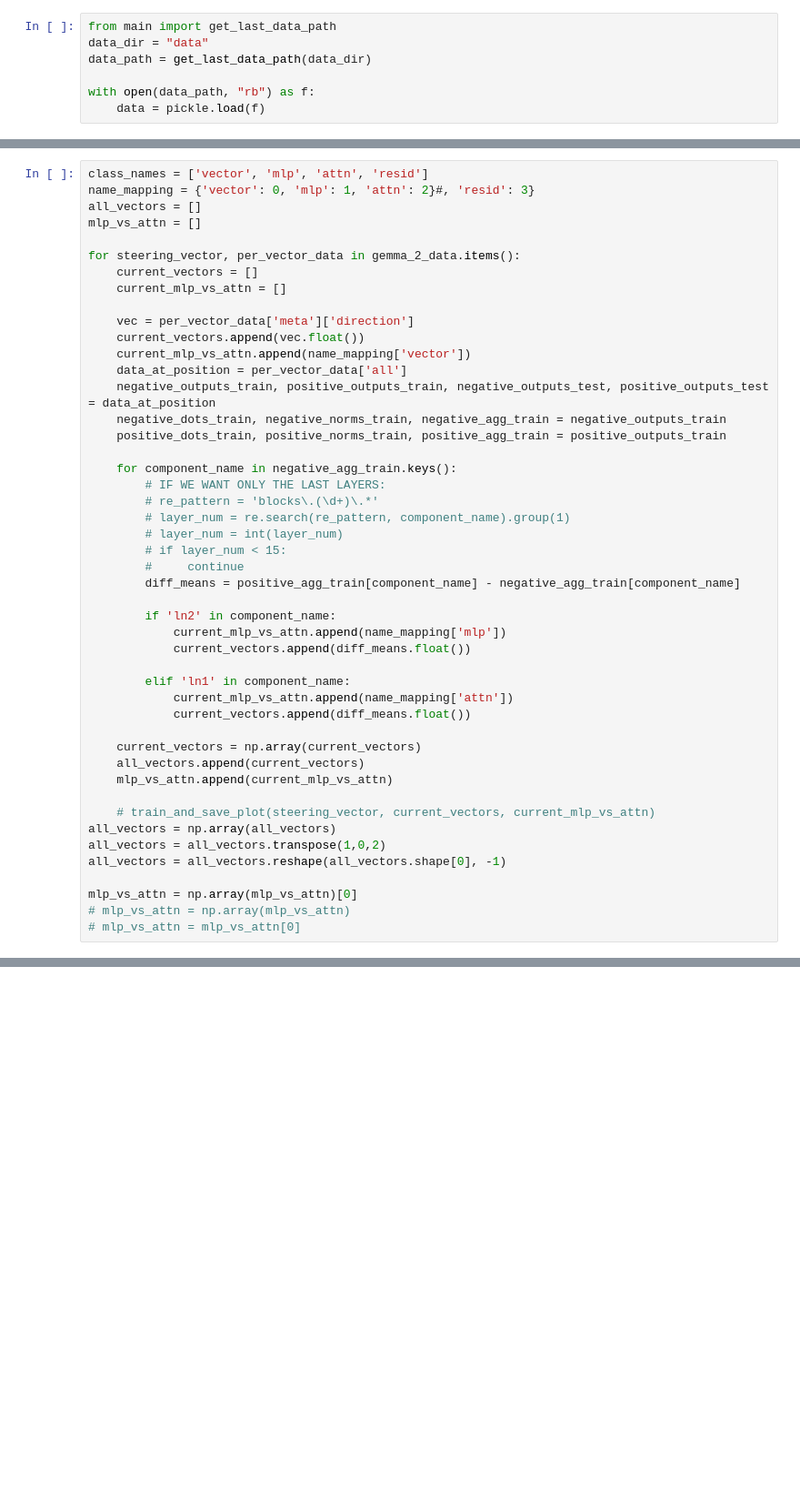
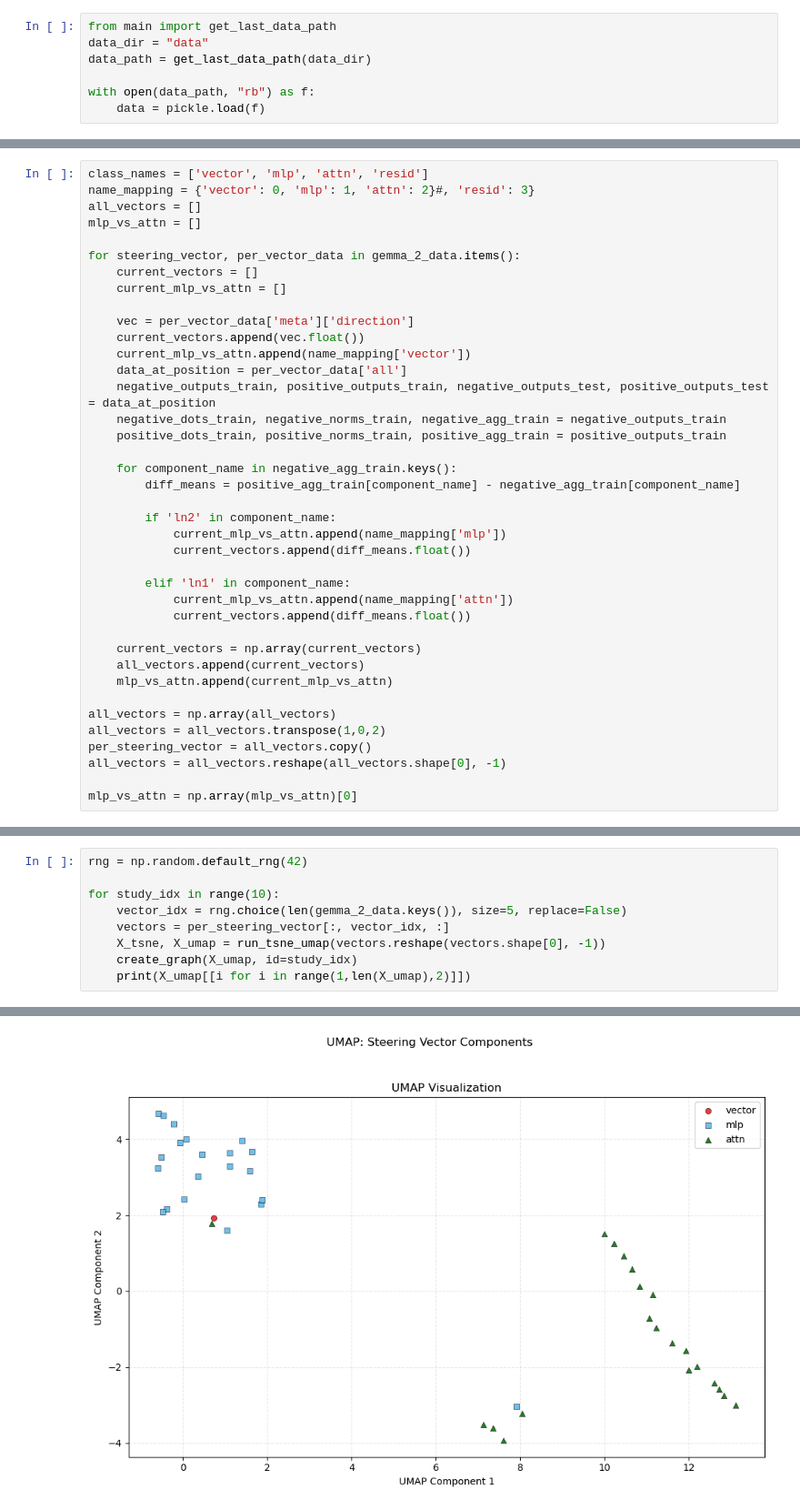
Before and after one commit to noacas/steering_vectors, a Jupyter notebook: tsne.ipynb, the cells around one changed output, grey strips where cells are left out. Shown: that part at 91% size. Drawn from its saved outputs; the diff is of its cells as text; blank space fills up the shorter version.

```diff
--- a/tsne.ipynb
+++ b/tsne.ipynb
@@ -72,12 +34,6 @@ for steering_vector, per_vector_data in gemma_2_data.items():
     positive_dots_train, positive_norms_train, positive_agg_train = positive_outputs_train
 
     for component_name in negative_agg_train.keys():
-        # IF WE WANT ONLY THE LAST LAYERS:
-        # re_pattern = 'blocks\.(\d+)\.*'
-        # layer_num = re.search(re_pattern, component_name).group(1)
-        # layer_num = int(layer_num)
-        # if layer_num < 15:
-        #     continue
         diff_means = positive_agg_train[component_name] - negative_agg_train[component_name]
 
         if 'ln2' in component_name:
@@ -92,11 +48,9 @@ for steering_vector, per_vector_data in gemma_2_data.items():
     all_vectors.append(current_vectors)
     mlp_vs_attn.append(current_mlp_vs_attn)
 
-    # train_and_save_plot(steering_vector, current_vectors, current_mlp_vs_attn)
 all_vectors = np.array(all_vectors)
 all_vectors = all_vectors.transpose(1,0,2)
+per_steering_vector = all_vectors.copy()
 all_vectors = all_vectors.reshape(all_vectors.shape[0], -1)
 
 mlp_vs_attn = np.array(mlp_vs_attn)[0]
-# mlp_vs_attn = np.array(mlp_vs_attn)
-# mlp_vs_attn = mlp_vs_attn[0]
@@ -250,0 +142,10 @@ Running UMAP...
+# %%
+rng = np.random.default_rng(42)
+
+for study_idx in range(10):
+    vector_idx = rng.choice(len(gemma_2_data.keys()), size=5, replace=False)
+    vectors = per_steering_vector[:, vector_idx, :]
+    X_tsne, X_umap = run_tsne_umap(vectors.reshape(vectors.shape[0], -1))
+    create_graph(X_umap, id=study_idx)
+    print(X_umap[[i for i in range(1,len(X_umap),2)]])
+# %% [output]
@@ -250,0 +155 @@ Running UMAP...
+[figure, added]
```
Also changed, not shown: parts of 11 cells of this notebook, 11 other files.
